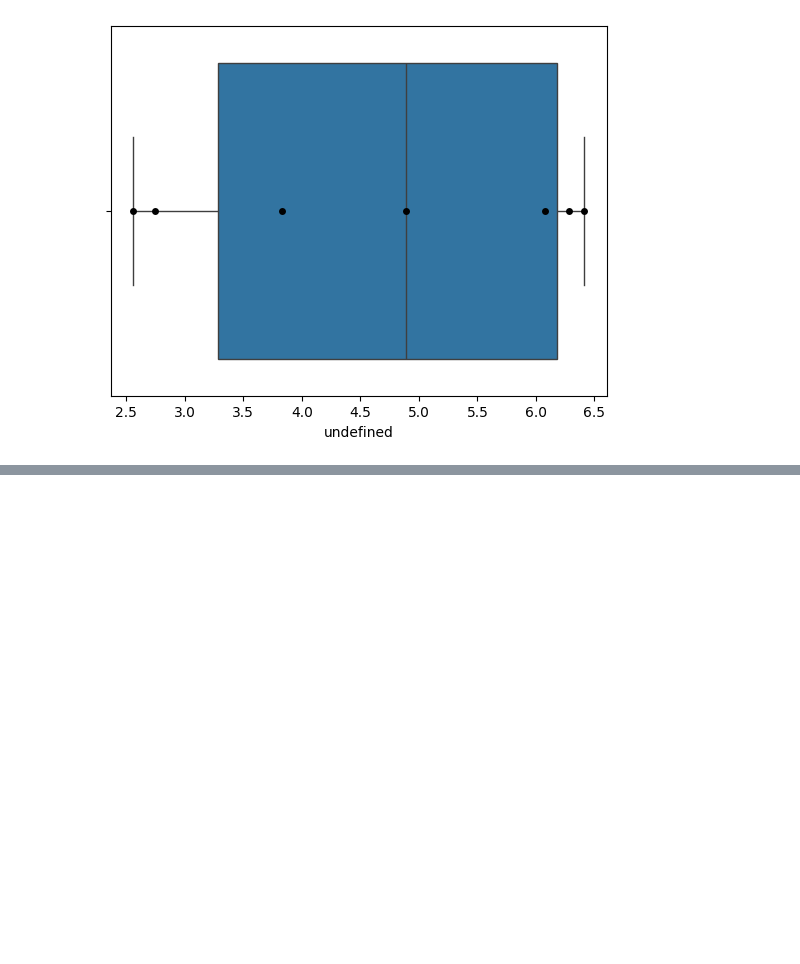
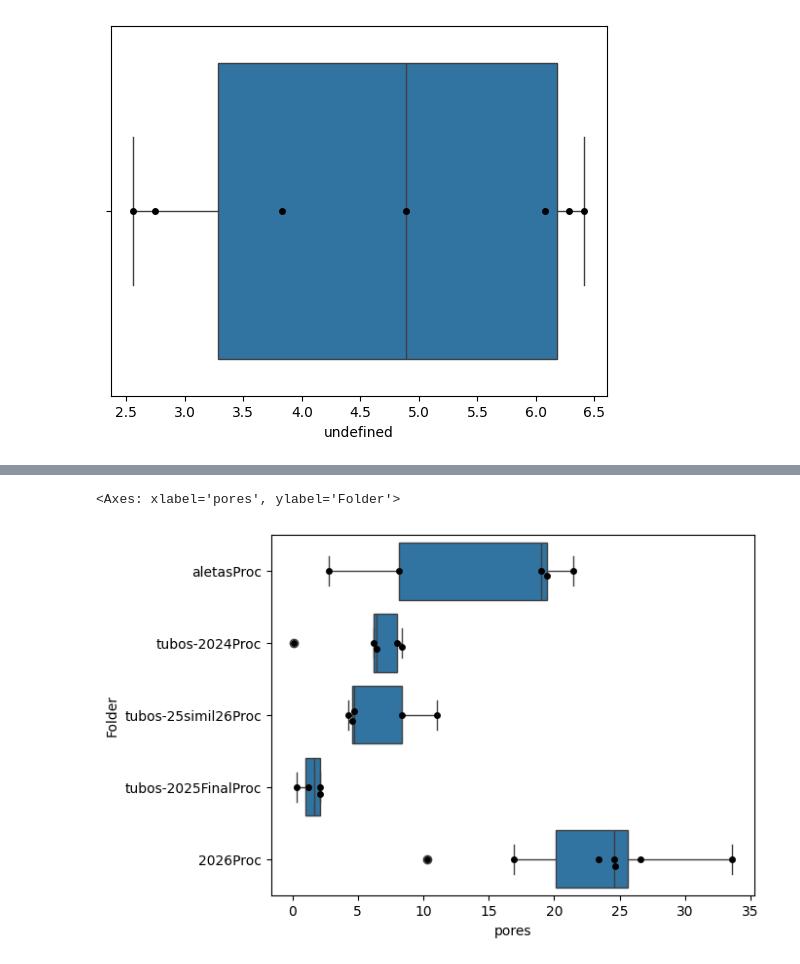
Before and after one commit to lneira19/micrography-imgpro, a Jupyter notebook: ProcesamientoMarzo2026/ProcMarzo2026.ipynb, the cells around one changed output, grey strips where cells are left out. Drawn from its saved outputs; the diff is of its cells as text; code cells hidden in the pictures; blank space fills up the shorter version.

```diff
--- a/ProcesamientoMarzo2026/ProcMarzo2026.ipynb
+++ b/ProcesamientoMarzo2026/ProcMarzo2026.ipynb
@@ -365,0 +374,6 @@ plt.show()
+# %%
+sns.boxplot(data=total, x='pores', y='Folder')
+sns.swarmplot(data=total, x='pores', y='Folder', color='black')
+# %% [output]
+<Axes: xlabel='pores', ylabel='Folder'>
+[figure, added]
```
Also changed, not shown: parts of 2 cells of this notebook.
